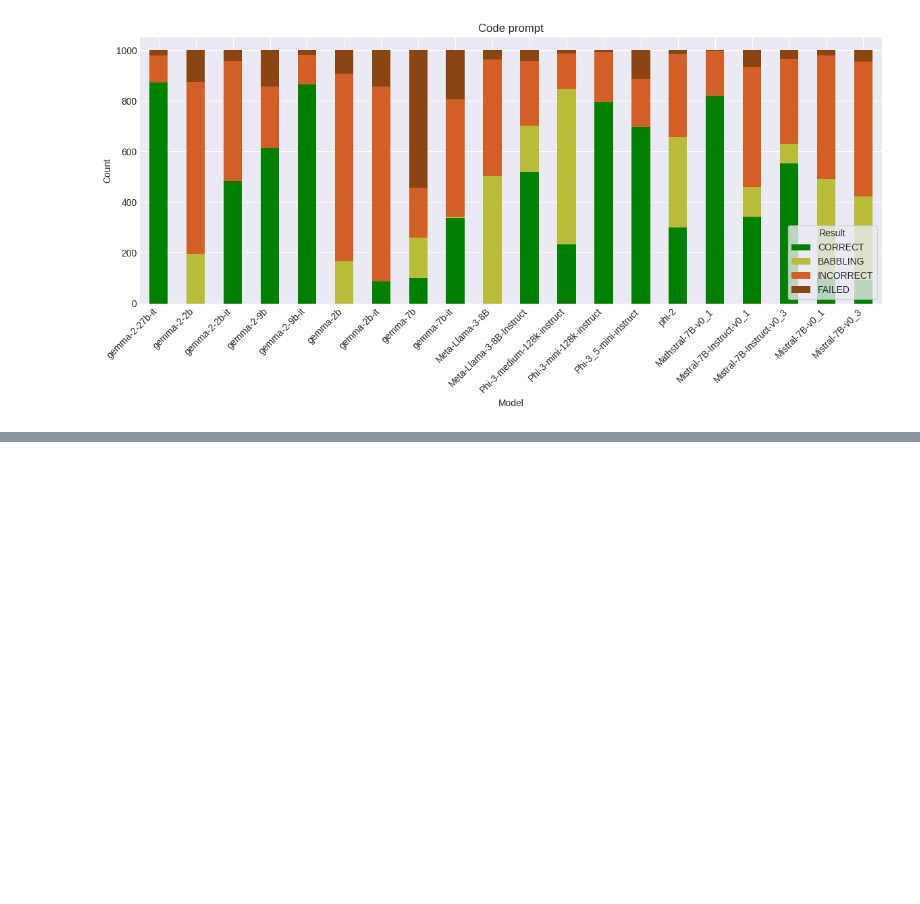
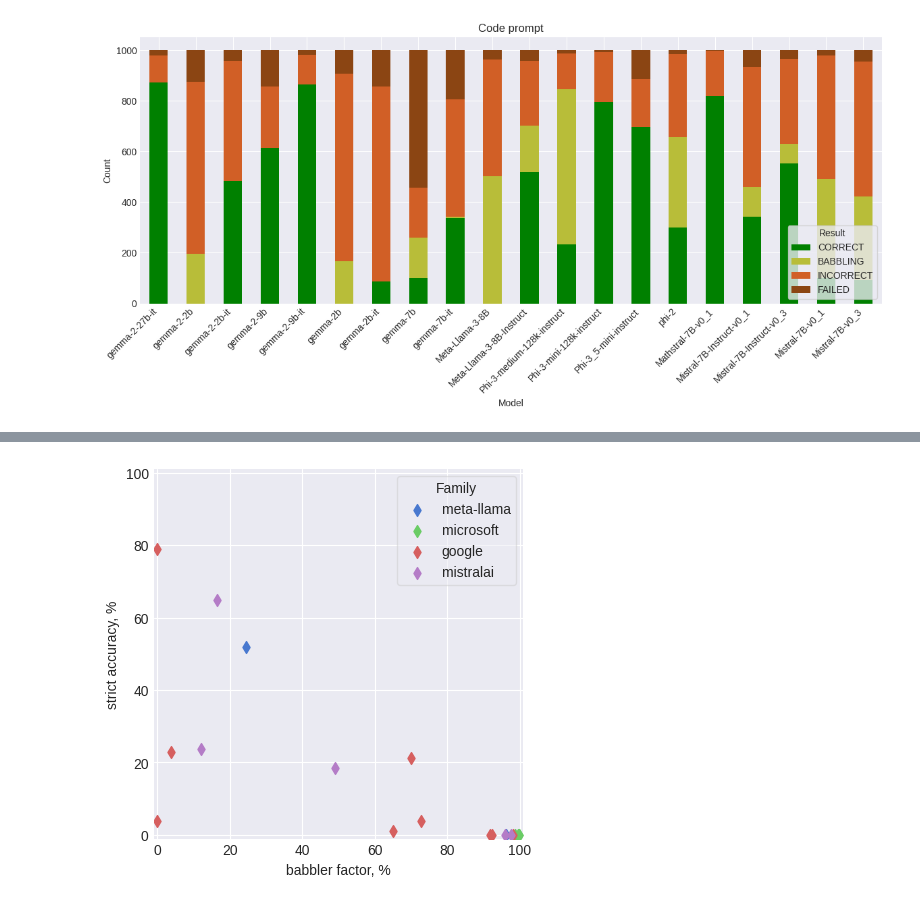
Before and after one commit to the-mysh/gsm-symbolic-benchmarking, a Jupyter notebook: notebooks/results_pres/2025-12-15.ipynb, the cells around one changed output, grey strips where cells are left out. Saved outputs shown, nothing was run; the diff lists cells and outputs as text; code cells hidden in the pictures; blank space fills up the shorter version.

```diff
--- a/notebooks/results_pres/2025-12-15.ipynb
+++ b/notebooks/results_pres/2025-12-15.ipynb
@@ -29,0 +49,4 @@ _ = res_code.plot_result_class_by_model(title='Code prompt')
+# %%
+_ = res_standard.plot_babblers_by_family(strict=True)
+# %% [output]
+[figure, added]
```
Also changed, not shown: parts of 4 cells of this notebook, 2 other files.
